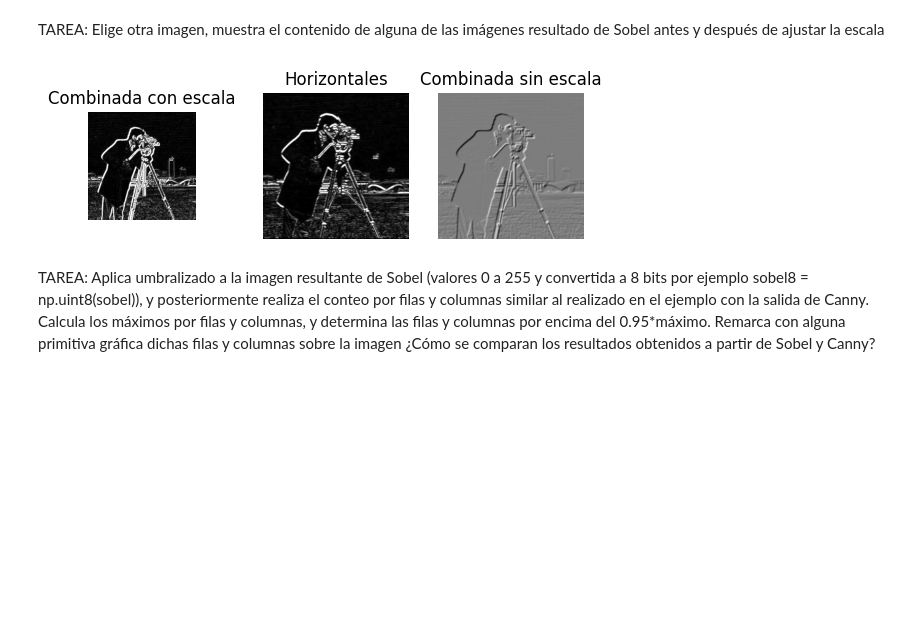
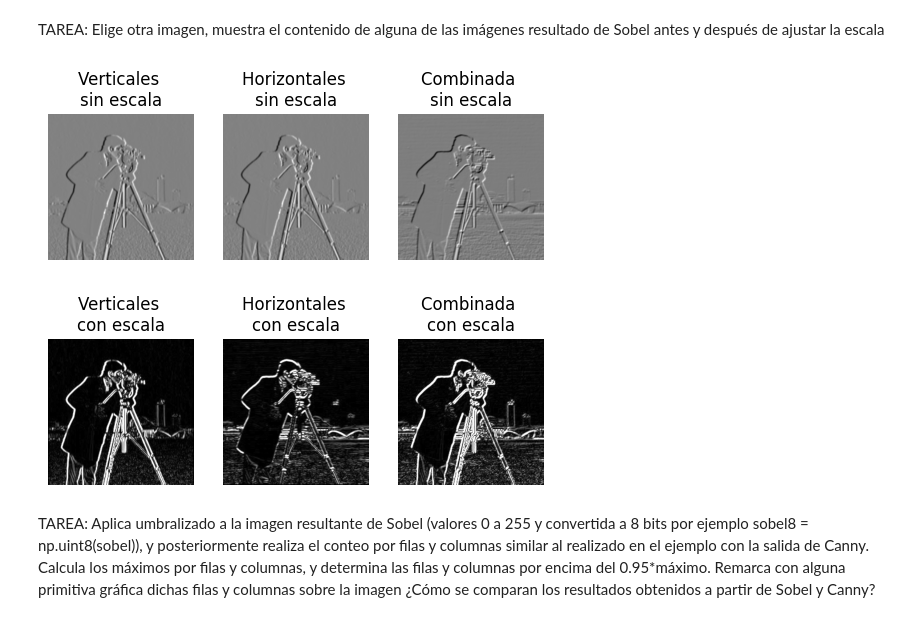
Before and after one commit to xskere/practicasVC, a Jupyter notebook: P2/VC_P2.ipynb, the cells around one changed output. Cells and saved outputs as stored; diff of their text form; code cells hidden in the pictures; blank space fills up the shorter version.

```diff
--- a/P2/VC_P2.ipynb
+++ b/P2/VC_P2.ipynb
@@ -97,47 +97,50 @@ TAREA: Elige otra imagen, muestra el contenido de alguna de las imágenes result
 # %%
 imgPhotographer = cv2.imread('photographer.jpg')
 grisPhotographer = cv2.cvtColor(imgPhotographer, cv2.COLOR_BGR2GRAY)
 
-# Gaussiana para suavizar la imagen original
 gaussianPhotographer = cv2.GaussianBlur(grisPhotographer, (3, 3), 0)
 
-#Calcula en ambas direcciones (horizontal y vertical)
-sobelx = cv2.Sobel(gaussianPhotographer, cv2.CV_64F, 1, 0)  # x
-sobely = cv2.Sobel(gaussianPhotographer, cv2.CV_64F, 0, 1)  # y
-#Combina ambos resultados
+sobelx = cv2.Sobel(gaussianPhotographer, cv2.CV_64F, 1, 0)
+sobely = cv2.Sobel(gaussianPhotographer, cv2.CV_64F, 0, 1)
 sobel = cv2.add(sobelx, sobely)
 
-#Muestra ambos resultados
+# Plot sin la escala
 plt.figure()
 plt.subplot(1, 3, 1)
 plt.axis("off")
-plt.title('Verticales')
-#Verticales
-#Para visualizar convierte a escala manejable en una imagen de grises
-plt.imshow(cv2.convertScaleAbs(sobelx), cmap='gray')
-#plt.imshow(sobelx, cmap='gray') #Sin convertir escala
+plt.title('Verticales \nsin escala')
+plt.imshow(sobelx, cmap='gray')
 
 plt.subplot(1, 3, 2)
 plt.axis("off")
-plt.title('Horizontales')
-#Horizontales
-#Para visualizar convierte a escala manejable en una imagen de grises
-plt.imshow(cv2.convertScaleAbs(sobely), cmap='gray')
-#plt.imshow(sobelx, cmap='gray') #Sin convertir escala
+plt.title('Horizontales \nsin escala')
+plt.imshow(sobelx, cmap='gray')
 
 plt.subplot(1, 3, 3)
 plt.axis("off")
-plt.title('Combinada sin escala')
-plt.imshow(sobel, cmap='gray') #Sin convertir escala
+plt.title('Combinada \nsin escala')
+plt.imshow(sobel, cmap='gray')
 
-plt.subplot(2, 1, 1)
+# Plot con la escala
+plt.figure()
+plt.subplot(1, 3, 1)
 plt.axis("off")
-plt.title('Combinada con escala')
-#Para visualizar convierte a escala manejable en una imagen de grises
+plt.title('Verticales \ncon escala')
+plt.imshow(cv2.convertScaleAbs(sobelx), cmap='gray')
+
+plt.subplot(1, 3, 2)
+plt.axis("off")
+plt.title('Horizontales \ncon escala')
+plt.imshow(cv2.convertScaleAbs(sobely), cmap='gray')
+
+plt.subplot(1, 3, 3)
+plt.axis("off")
+plt.title('Combinada \ncon escala')
 plt.imshow(cv2.convertScaleAbs(sobel), cmap='gray')
 plt.show()
 # %% [output]
-[figure, old version]
+[figure, new version]
+[figure, added]
 # %% [markdown]
 TAREA: Aplica umbralizado a la imagen resultante de Sobel (valores 0 a 255 y convertida a 8 bits por ejemplo sobel8 = np.uint8(sobel)), y posteriormente realiza el conteo por filas y columnas similar al realizado en el ejemplo con la salida de Canny. Calcula los máximos por filas y columnas, y determina las filas y columnas por encima del 0.95*máximo. Remarca con alguna primitiva gráfica dichas filas y columnas sobre la imagen ¿Cómo se comparan los resultados obtenidos a partir de Sobel y Canny?
 # %%
```
